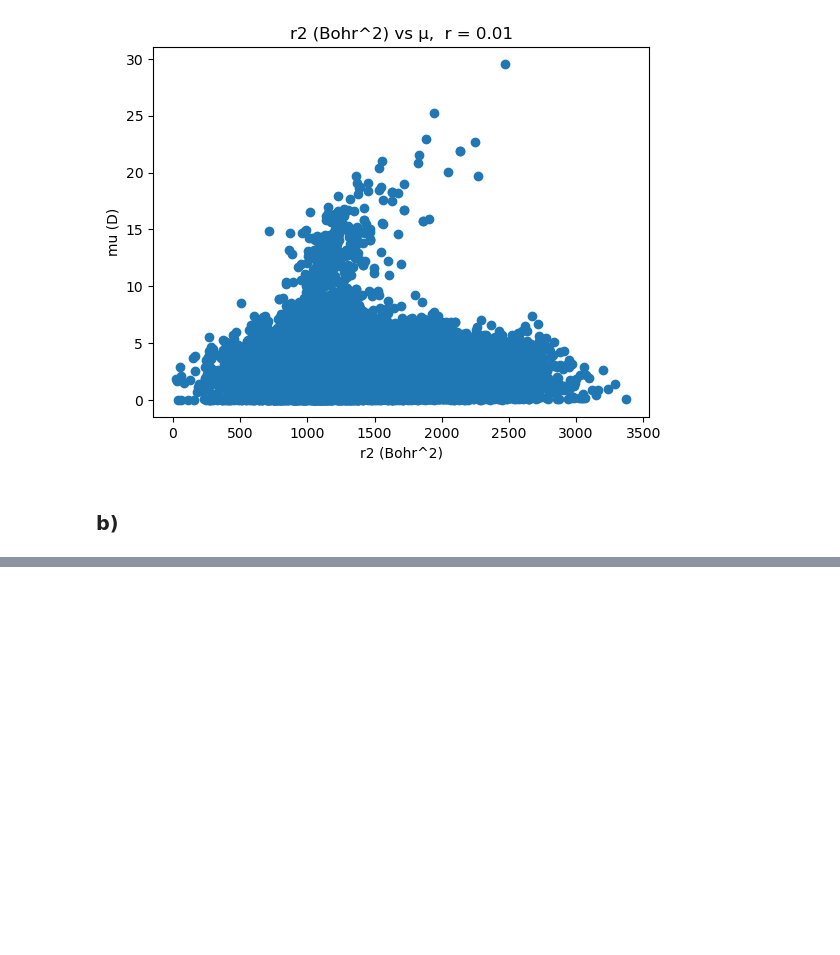
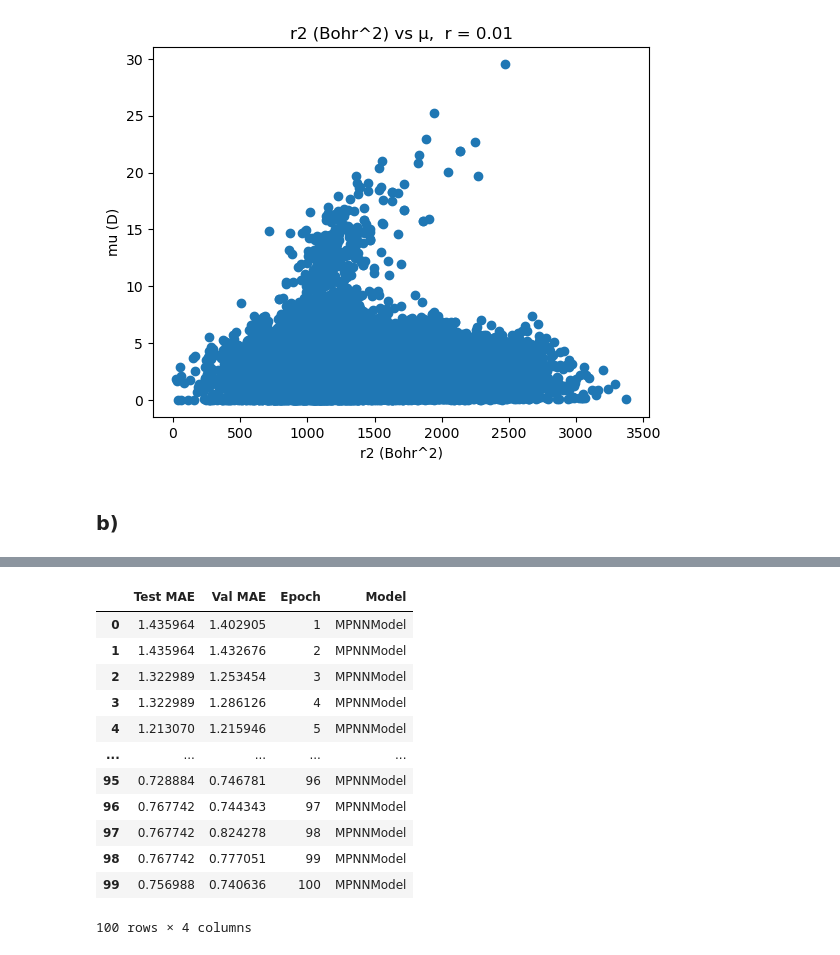
Before and after one commit to connorblake1/CHEM313, a Jupyter notebook: hw3/hw3.ipynb, the cells around one changed output, grey strips where cells are left out. Drawn from its saved outputs; the diff is of its cells as text; code cells hidden in the pictures; blank space fills up the shorter version.

```diff
--- a/hw3/hw3.ipynb
+++ b/hw3/hw3.ipynb
@@ -113,0 +333,3 @@ for idx in feature_indices:
+# %%
+layer = MPNNLayer(emb_dim=11, edge_dim=4)
+model = MPNNModel(num_layers=4, emb_dim=24, in_dim=11, edge_dim=4, out_dim=1)
@@ -113,0 +536,11 @@ for idx in feature_indices:
+# %%
+model = MPNNModel(num_layers=4, emb_dim=32, in_dim=11, edge_dim=4, out_dim=1)
+model_name = type(model).__name__
+best_val_error, test_error, train_time, perf_per_epoch = run_experiment(
+    model,
+    model_name,
+    train_loader,
+    val_loader,
+    test_loader,
+    n_epochs=100
+)
@@ -113,0 +565,23 @@ for idx in feature_indices:
+# %%
+RESULTS={}
+DF_RESULTS = pd.DataFrame(columns=["Test MAE","Val MAE", "Epoch", "Model"])
+# %%
+RESULTS[model_name] = (best_val_error, test_error, train_time)
+df_temp = pd.DataFrame(perf_per_epoch, columns=["Test MAE", "Val MAE", "Epoch", "Model"])
+DF_RESULTS = pd.concat([DF_RESULTS,df_temp])
+# %%
+DF_RESULTS
+# %% [output]
+|  | Test MAE | Val MAE | Epoch | Model |
+| 0 | 1.435964 | 1.402905 | 1 | MPNNModel |
+| 1 | 1.435964 | 1.432676 | 2 | MPNNModel |
+| 2 | 1.322989 | 1.253454 | 3 | MPNNModel |
+| 3 | 1.322989 | 1.286126 | 4 | MPNNModel |
+| 4 | 1.213070 | 1.215946 | 5 | MPNNModel |
+| ... | ... | ... | ... | ... |
+| 95 | 0.728884 | 0.746781 | 96 | MPNNModel |
+| 96 | 0.767742 | 0.744343 | 97 | MPNNModel |
+| 97 | 0.767742 | 0.824278 | 98 | MPNNModel |
+| 98 | 0.767742 | 0.777051 | 99 | MPNNModel |
+| 99 | 0.756988 | 0.740636 | 100 | MPNNModel |
+100 rows × 4 columns
```
Also changed, not shown: parts of 24 cells of this notebook, 3 other files.
